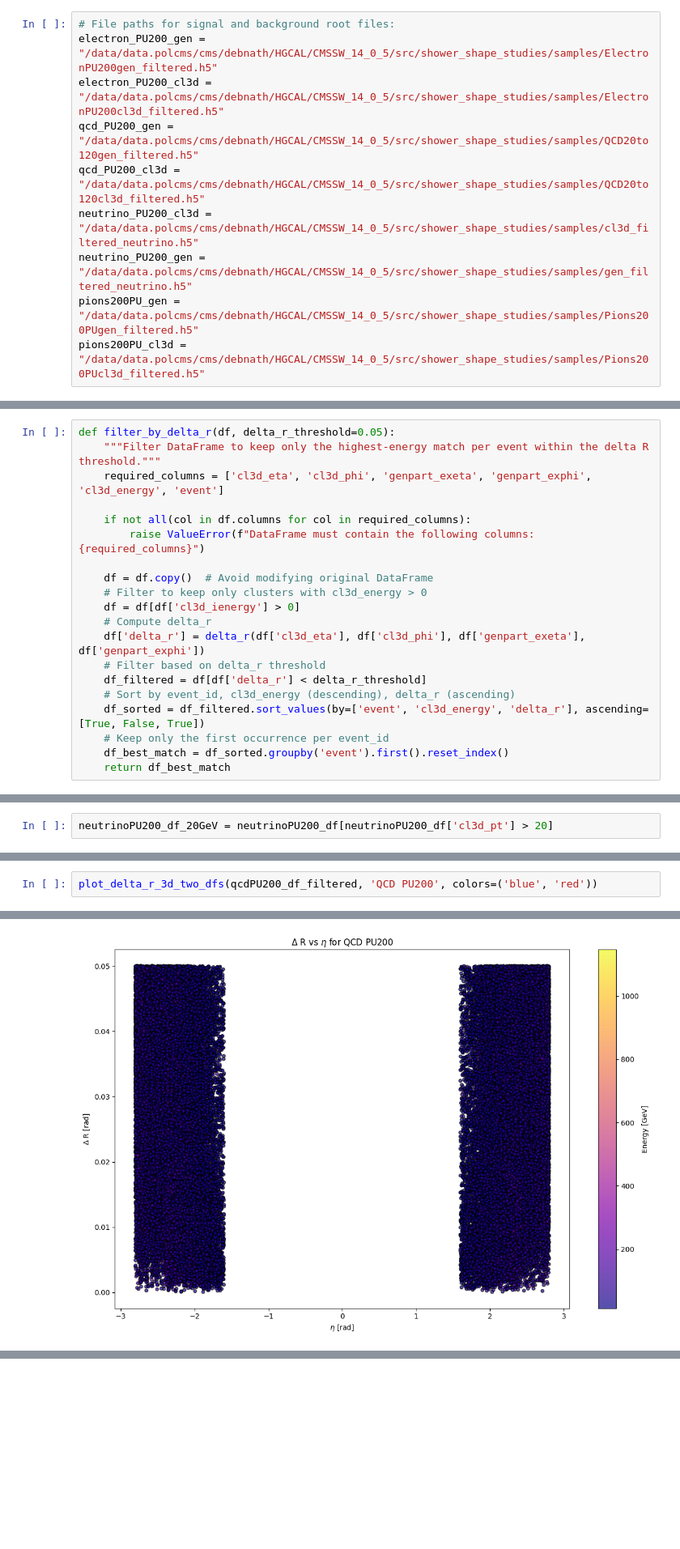
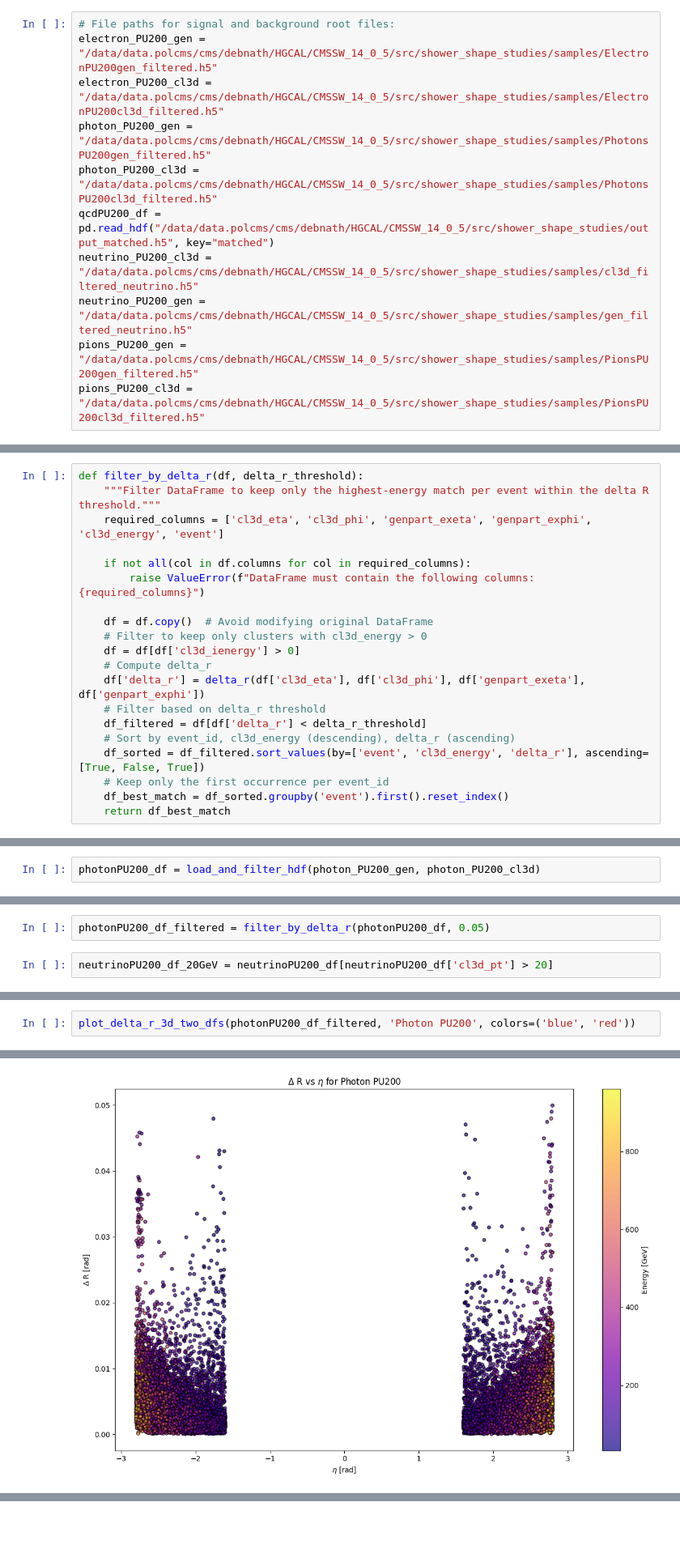
Before and after one commit to tdebnath16/shower_shape_studies, a Jupyter notebook: showershapestudies.ipynb, the cells around one changed output, grey strips where cells are left out. Shown at 81% size. Drawn from its saved outputs; the diff is of its cells as text; blank space fills up the shorter version.

```diff
--- a/showershapestudies.ipynb
+++ b/showershapestudies.ipynb
@@ -23,9 +20,10 @@ plots_dir = "plots"
 # File paths for signal and background root files:
 electron_PU200_gen = "/data/data.polcms/cms/debnath/HGCAL/CMSSW_14_0_5/src/shower_shape_studies/samples/ElectronPU200gen_filtered.h5"
 electron_PU200_cl3d = "/data/data.polcms/cms/debnath/HGCAL/CMSSW_14_0_5/src/shower_shape_studies/samples/ElectronPU200cl3d_filtered.h5"
-qcd_PU200_gen = "/data/data.polcms/cms/debnath/HGCAL/CMSSW_14_0_5/src/shower_shape_studies/samples/QCD20to120gen_filtered.h5"
-qcd_PU200_cl3d = "/data/data.polcms/cms/debnath/HGCAL/CMSSW_14_0_5/src/shower_shape_studies/samples/QCD20to120cl3d_filtered.h5"
+photon_PU200_gen = "/data/data.polcms/cms/debnath/HGCAL/CMSSW_14_0_5/src/shower_shape_studies/samples/PhotonsPU200gen_filtered.h5"
+photon_PU200_cl3d = "/data/data.polcms/cms/debnath/HGCAL/CMSSW_14_0_5/src/shower_shape_studies/samples/PhotonsPU200cl3d_filtered.h5"
+qcdPU200_df = pd.read_hdf("/data/data.polcms/cms/debnath/HGCAL/CMSSW_14_0_5/src/shower_shape_studies/output_matched.h5", key="matched")
 neutrino_PU200_cl3d = "/data/data.polcms/cms/debnath/HGCAL/CMSSW_14_0_5/src/shower_shape_studies/samples/cl3d_filtered_neutrino.h5"
 neutrino_PU200_gen = "/data/data.polcms/cms/debnath/HGCAL/CMSSW_14_0_5/src/shower_shape_studies/samples/gen_filtered_neutrino.h5"
-pions200PU_gen = "/data/data.polcms/cms/debnath/HGCAL/CMSSW_14_0_5/src/shower_shape_studies/samples/Pions200PUgen_filtered.h5"
-pions200PU_cl3d = "/data/data.polcms/cms/debnath/HGCAL/CMSSW_14_0_5/src/shower_shape_studies/samples/Pions200PUcl3d_filtered.h5"
+pions_PU200_gen = "/data/data.polcms/cms/debnath/HGCAL/CMSSW_14_0_5/src/shower_shape_studies/samples/PionsPU200gen_filtered.h5"
+pions_PU200_cl3d = "/data/data.polcms/cms/debnath/HGCAL/CMSSW_14_0_5/src/shower_shape_studies/samples/PionsPU200cl3d_filtered.h5"
@@ -40,7 +34,7 @@ def delta_r(eta1, phi1, eta2, phi2):
     delta_phi = np.where(delta_phi > np.pi, 2 * np.pi - delta_phi, delta_phi)  # Adjust phi to be within [-pi, pi]
     return np.sqrt(delta_eta**2 + delta_phi**2)
 # %%
-def filter_by_delta_r(df, delta_r_threshold=0.05):
+def filter_by_delta_r(df, delta_r_threshold):
     """Filter DataFrame to keep only the highest-energy match per event within the delta R threshold."""
     required_columns = ['cl3d_eta', 'cl3d_phi', 'genpart_exeta', 'genpart_exphi', 'cl3d_energy', 'event']
 
@@ -105,6 +99,8 @@ def load_and_filter_hdf(df_gen_path, df_cl3d_path):
         return merged_df
 # %%
 electronPU200_df = load_and_filter_hdf(electron_PU200_gen, electron_PU200_cl3d)
+# %%
+photonPU200_df = load_and_filter_hdf(photon_PU200_gen, photon_PU200_cl3d)
 # %%
 neutrinoPU200_df = load_and_filter_hdf('None', neutrino_PU200_cl3d)
 # %%
@@ -148,3 +110,5 @@ electronPU200_df_filtered
+# %%
+photonPU200_df_filtered = filter_by_delta_r(photonPU200_df, 0.05)
 # %%
 neutrinoPU200_df_20GeV = neutrinoPU200_df[neutrinoPU200_df['cl3d_pt'] > 20]
 # %%
@@ -176,5 +140,5 @@ plot_delta_r_3d_two_dfs(electronPU200_df_filtered, 'Electron PU200', colors=('bl
 Saved plot as: plots/delta_r_vs_etaenergy_Electron_PU200.png
 [figure]
 # %%
-plot_delta_r_3d_two_dfs(qcdPU200_df_filtered, 'QCD PU200', colors=('blue', 'red'))
+plot_delta_r_3d_two_dfs(photonPU200_df_filtered, 'Photon PU200', colors=('blue', 'red'))
 # %% [output]
@@ -182 +146 @@ Saved plot as: plots/delta_r_vs_etaenergy_QCD_PU200.png
-[figure, old version]
+[figure, new version]
```
Also changed, not shown: parts of 43 cells of this notebook, 4 other files.
